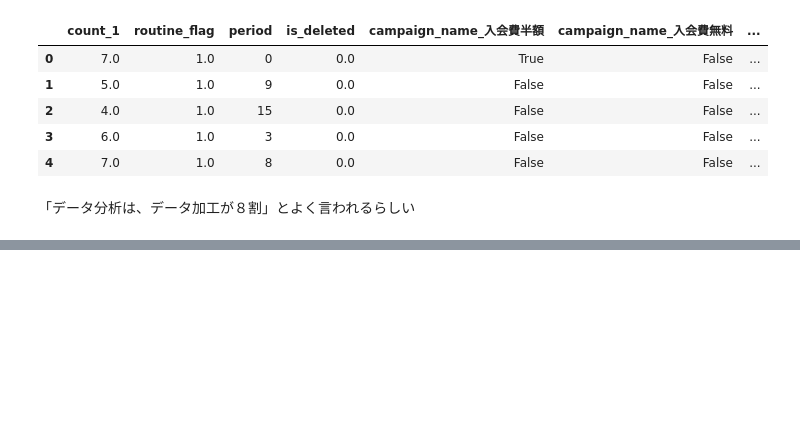
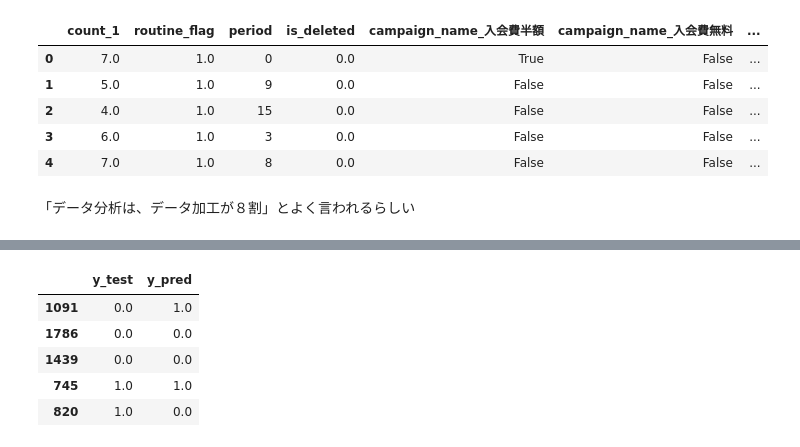
Before and after one commit to newstage75/python_data_analysis_100knock, a Jupyter notebook: 第5章/【機械学習】顧客の退会を予測する10本ノック.ipynb, the cells around one changed output, grey strips where cells are left out. Cells and saved outputs as stored; diff of their text form; code cells hidden in the pictures; blank space fills up the shorter version.

```diff
--- a/第5章/【機械学習】顧客の退会を予測する10本ノック.ipynb
+++ b/第5章/【機械学習】顧客の退会を予測する10本ノック.ipynb
@@ -403,0 +465,5 @@ predict_data.head()
+# %%
+model = DecisionTreeClassifier(random_state=0)
+model.fit(X_train, y_train)
+y_test_pred = model.predict(X_test)
+print(y_test_pred)
@@ -403,0 +488,10 @@ predict_data.head()
+# %%
+results_test = pd.DataFrame({"y_test":y_test, "y_pred":y_test_pred})
+results_test.head()
+# %% [output]
+|  | y_test | y_pred |
+| 1091 | 0.0 | 1.0 |
+| 1786 | 0.0 | 0.0 |
+| 1439 | 0.0 | 0.0 |
+| 745 | 1.0 | 1.0 |
+| 820 | 1.0 | 0.0 |
```
Also changed, not shown: parts of 9 cells of this notebook.
